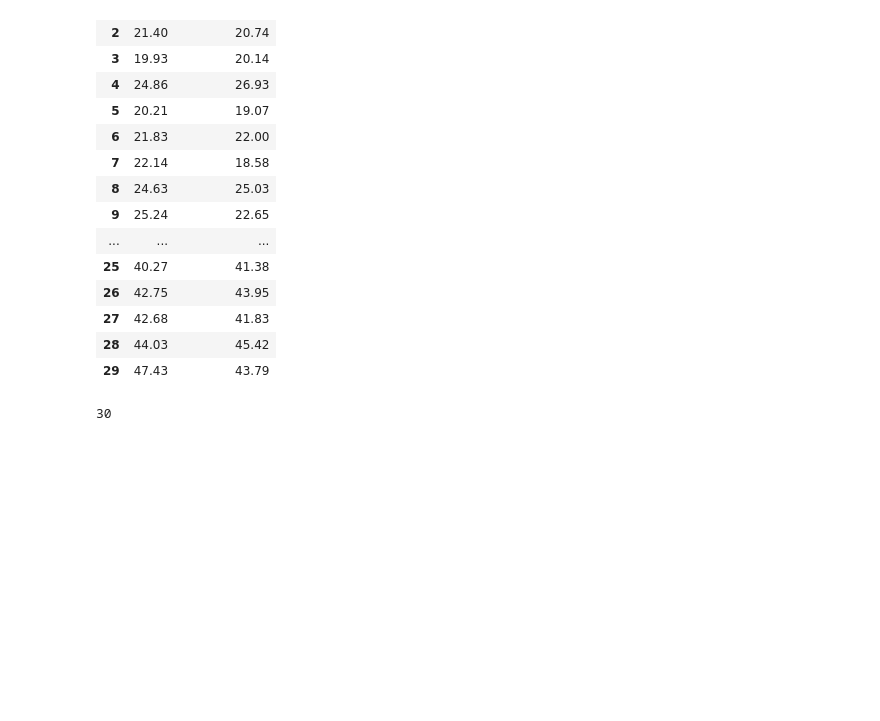
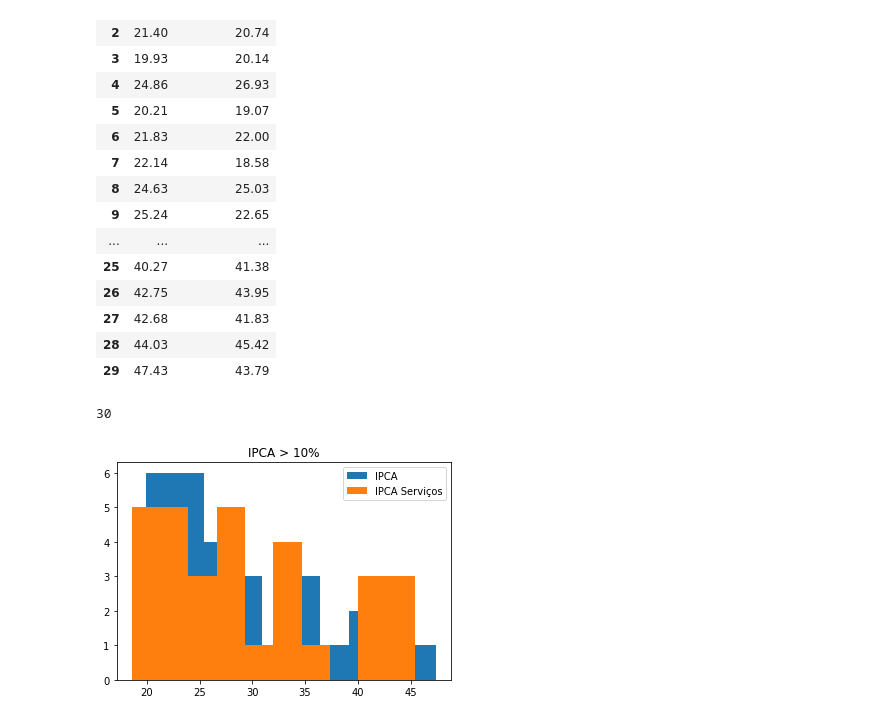
Before and after one commit to eduardoluisvieira/mackenzie, a Jupyter notebook: T2_Praticas.ipynb, the cells around one changed output. Drawn from its saved outputs; the diff is of its cells as text; code cells hidden in the pictures; blank space fills up the shorter version.

```diff
--- a/T2_Praticas.ipynb
+++ b/T2_Praticas.ipynb
@@ -104,0 +103,9 @@ len(IPCA_10)
+# %%
+# histograma
+plt.hist(IPCA_10.IPCA, label = 'IPCA')
+plt.hist(IPCA_10.IPCA_Servico, label = 'IPCA Serviços')
+plt.title('IPCA > 10%')
+plt.legend()
+plt.show()
+# %% [output]
+[figure, added]
```
Also changed, not shown: parts of 1 cell of this notebook.
